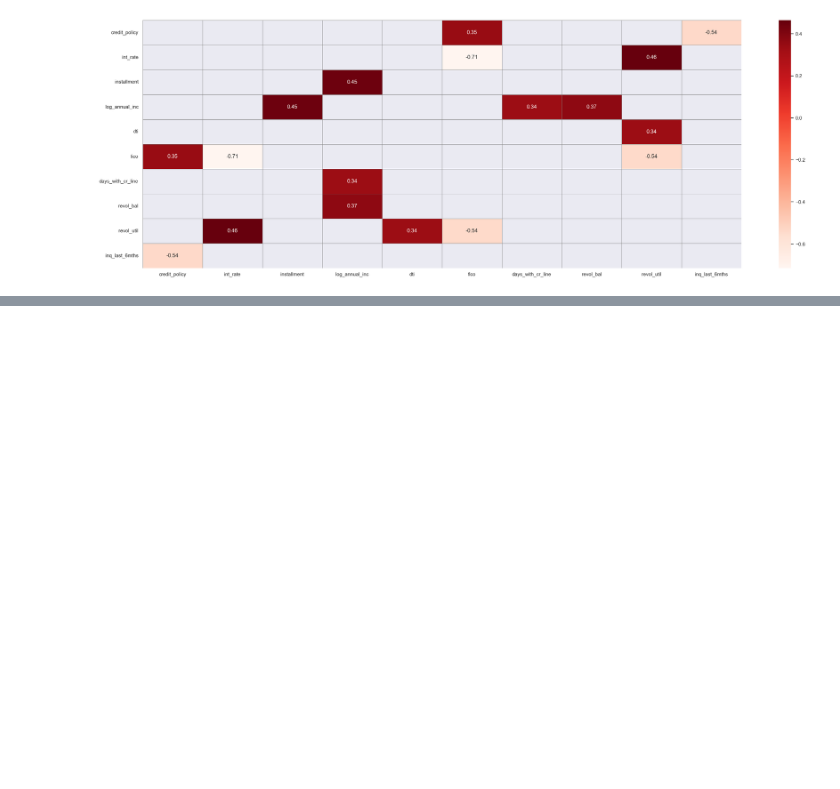
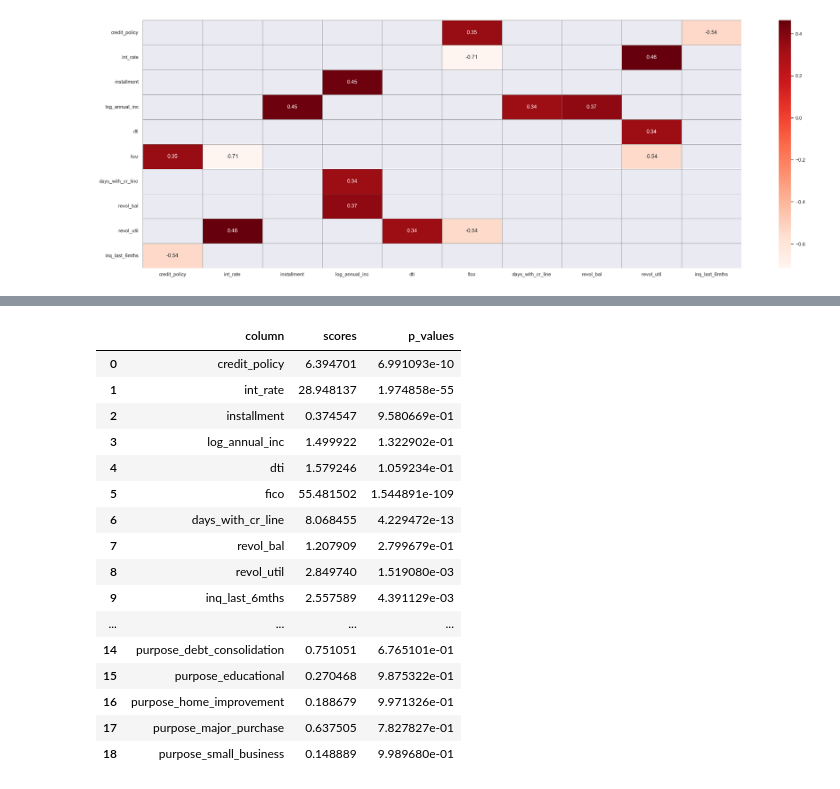
Before and after one commit to EzraTam/exploratory-analysis, a Jupyter notebook: notebooks/loan_analysis.ipynb, the cells around one changed output, grey strips where cells are left out. Drawn from its saved outputs; the diff is of its cells as text; code cells hidden in the pictures; blank space fills up the shorter version.

```diff
--- a/notebooks/loan_analysis.ipynb
+++ b/notebooks/loan_analysis.ipynb
@@ -159,0 +172,20 @@ CorrelationFeatures.show_correlation_graph()
+# %%
+ea.FeatureSelector(df=df,target="delinq_2yrs").result_table
+# %% [output]
+|  | column | scores | p_values |
+| 0 | credit_policy | 6.394701 | 6.991093e-10 |
+| 1 | int_rate | 28.948137 | 1.974858e-55 |
+| 2 | installment | 0.374547 | 9.580669e-01 |
+| 3 | log_annual_inc | 1.499922 | 1.322902e-01 |
+| 4 | dti | 1.579246 | 1.059234e-01 |
+| 5 | fico | 55.481502 | 1.544891e-109 |
+| 6 | days_with_cr_line | 8.068455 | 4.229472e-13 |
+| 7 | revol_bal | 1.207909 | 2.799679e-01 |
+| 8 | revol_util | 2.849740 | 1.519080e-03 |
+| 9 | inq_last_6mths | 2.557589 | 4.391129e-03 |
+| ... | ... | ... | ... |
+| 14 | purpose_debt_consolidation | 0.751051 | 6.765101e-01 |
+| 15 | purpose_educational | 0.270468 | 9.875322e-01 |
+| 16 | purpose_home_improvement | 0.188679 | 9.971326e-01 |
+| 17 | purpose_major_purchase | 0.637505 | 7.827827e-01 |
+| 18 | purpose_small_business | 0.148889 | 9.989680e-01 |
```
Also changed, not shown: parts of 7 cells of this notebook, 2 other files.
